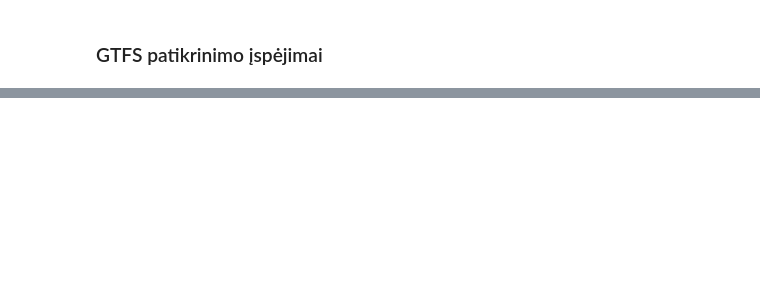
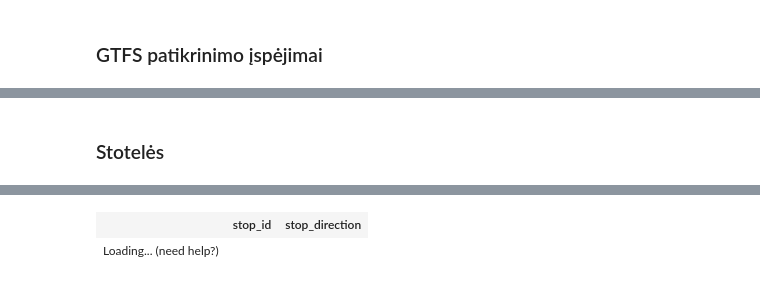
Before and after one commit to vycius/sumin, a Jupyter notebook: _sources/notebooks/viesasis_transportas/gtfs.ipynb, the cells around one changed output, grey strips where cells are left out. Saved outputs shown, nothing was run; the diff lists cells and outputs as text; code cells hidden in the pictures; blank space fills up the shorter version.

```diff
--- a/_sources/notebooks/viesasis_transportas/gtfs.ipynb
+++ b/_sources/notebooks/viesasis_transportas/gtfs.ipynb
@@ -180,3 +181,26 @@ show_notices_table_by_severity('WARNING')
 | gtfs_all | 1328 | 4325 | 340 | 97 | ... |
 | neringa | 0 | 0 | 0 | 0 | ... |
 | All | 1328 | 25409 | 373 | 110 | ... |
+# %% [markdown]
+### Stotelės
+# %%
+from zipfile import ZipFile
+import gtfs_functions as gtfs
+
+all_stops = pd.DataFrame()
+for file in sorted(os.listdir(gtfs_files_directory)):
+    if file.endswith('.zip'):
+        filename, _, _ = file.partition('.zip')
+
+        with ZipFile(os.path.join(gtfs_files_directory, file)) as gtfs_zip:
+            if "stops.txt" not in gtfs_zip.namelist():
+                continue
+
+            stops_csv = gtfs_zip.open("stops.txt")
+
+        stops_df = pd.read_csv(stops_csv)
+        stops_df['file'] = filename
+        all_stops = pd.concat([all_stops, stops_df])
+
+all_stops
+# %% [output]
@@ -182,0 +208,2 @@ show_notices_table_by_severity('WARNING')
+|  | stop_id | stop_direction |
+| Loading... (need help?) |
```
Also changed, not shown: parts of 2 cells of this notebook, 14 other files.
